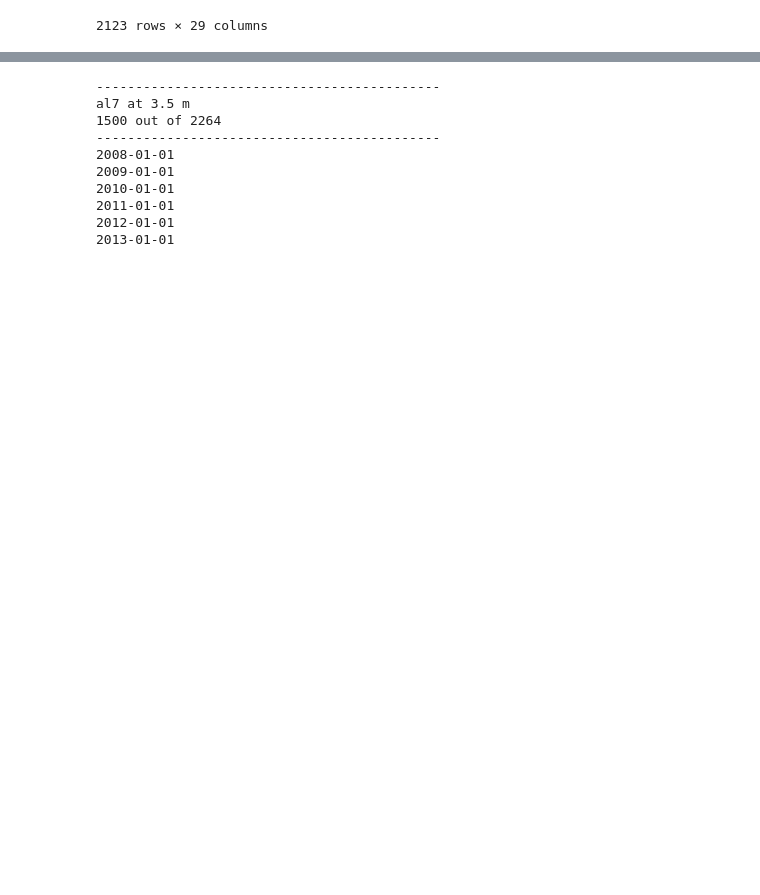
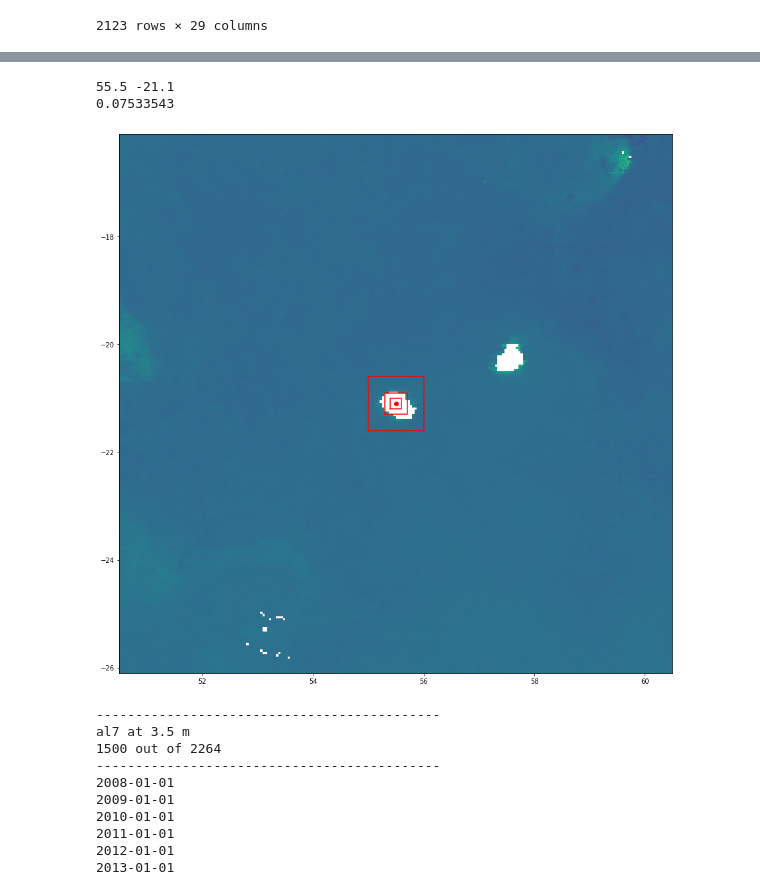
Before and after one commit to agonmer/sat4sediments, a Jupyter notebook: extract_temporal_stats.ipynb, the cells around one changed output, grey strips where cells are left out. Cells and saved outputs as stored; diff of their text form; code cells hidden in the pictures; blank space fills up the shorter version.

```diff
--- a/extract_temporal_stats.ipynb
+++ b/extract_temporal_stats.ipynb
@@ -228,3 +332,27 @@ pd.DataFrame(list_of_nans_chla).to_csv('list_sites_larger_area_chla.csv')
+# %%
+fig=plt.figure(figsize=(15,15))
+
+plt.pcolormesh(lon_chla,lat_chla,np.log10(ds_chla['chlor_a'][0].values),shading='nearest')
+plt.plot([lon0-dlon,lon0+dlon,lon0+dlon,lon0-dlon,lon0-dlon],
+         [lat0-dlat,lat0-dlat,lat0+dlat,lat0+dlat,lat0-dlat],'red')
+plt.plot([lon0-dlonn,lon0+dlonn,lon0+dlonn,lon0-dlonn,lon0-dlonn],
+         [lat0-dlatt,lat0-dlatt,lat0+dlatt,lat0+dlatt,lat0-dlatt],'red')
+plt.plot([lon0-dlonnn,lon0+dlonnn,lon0+dlonnn,lon0-dlonnn,lon0-dlonnn],
+         [lat0-dlattt,lat0-dlattt,lat0+dlattt,lat0+dlattt,lat0-dlattt],'red')
+plt.plot(lon0,lat0,'or')
+plt.xlim([lon0-5,lon0+5])
+plt.ylim(lat0-5,lat0+5)
+print(lon0,lat0)
+
+chla_test = ds_chla['chlor_a'][0].sel(lon=slice(lon0-dlonnn,lon0+dlonnn),
+                                      lat=slice(lat0+dlattt,lat0-dlattt)).mean(dim=['lon','lat'],skipna=True).values
+
+
+print(chla_test)
+# %% [output]
+55.5 -21.1
+0.07533543
+[figure, added]
 # %%
 # Analysis on KD and SW. SW is the shortwave flux at the surface and SWz is at depth, computed as
 # SWz = SW*exp(-KD*wd0)
```
Also changed, not shown: parts of 5 cells of this notebook, 1 other file.
